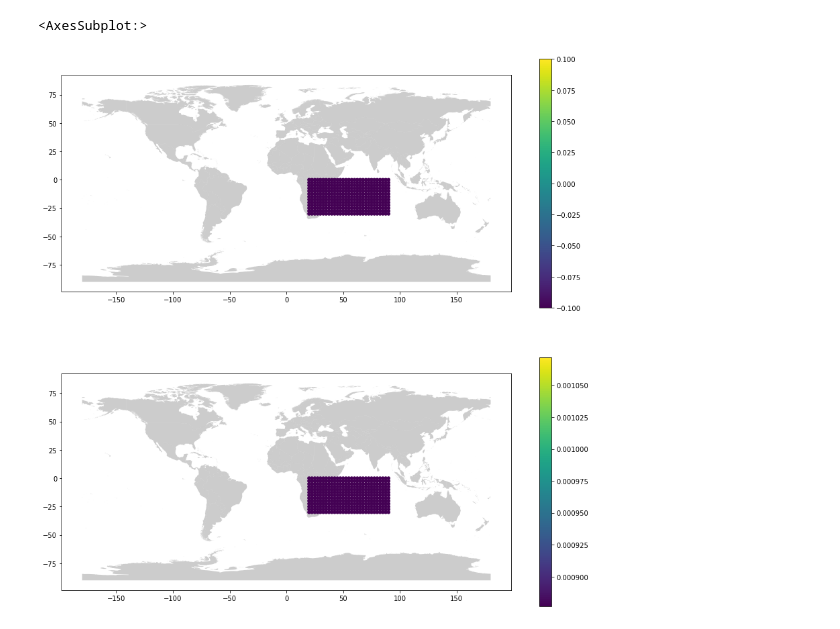
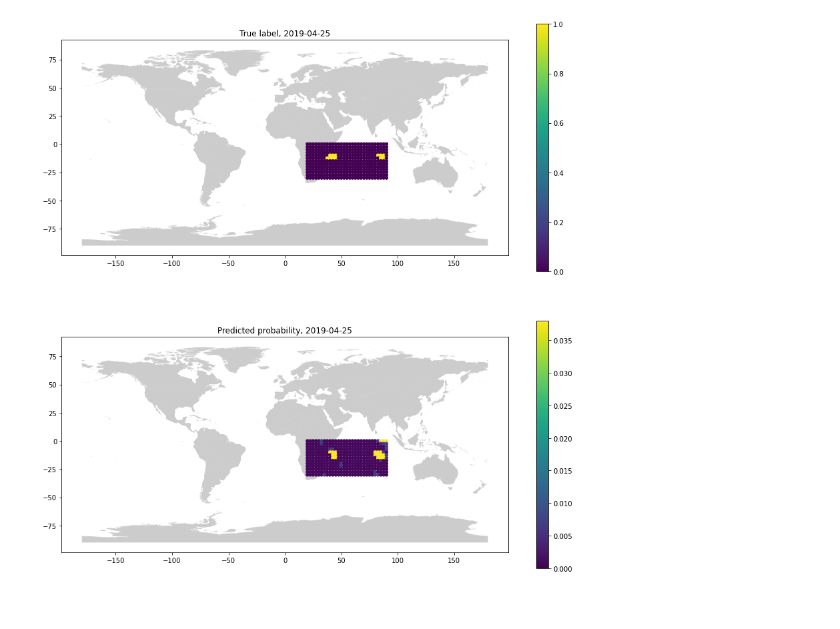
Before and after one commit to PaoloBonettiPolimi/TC, a Jupyter notebook: notebooks/3) Plot feedforward NN.ipynb, the cells around one changed output. Cells and saved outputs as stored; diff of their text form; code cells hidden in the pictures.

```diff
--- a/notebooks/3) Plot feedforward NN.ipynb
+++ b/notebooks/3) Plot feedforward NN.ipynb
@@ -46,13 +42,16 @@ data.loc[data.lsm!=0].groupby(['time']).count()
 # %%
 data = pd.read_csv('../data/pred_new.csv')
 data = data.reset_index()
-data = data.loc[:,['time','latitude','longitude','lsm', 'predict_value']]
+data = data.loc[:,['time','latitude','longitude','lsm', 'predict_prob']]
 print(data.groupby(['time']).count())
 
-data = data.loc[data.time=='2019-08-01'].dropna()
+dt = '2019-04-25'
+
+data = data.loc[data.time==dt].dropna()
 #data.to_csv('sst_trop_bidim1.csv',index=False)
 ### 2019-04-25 works well, 2019-07-15 should be 0 but predicts some higher, 2019-08-01 is correctly all 0
 
+print(max(data.predict_prob))
 crs = {'init' : 'EPSG:4326'}
 
 geometry_mi = [Point(xy) for xy in zip(data['longitude'], data['latitude'])]
@@ -63,8 +62,12 @@ features_gdf = gpd.GeoDataFrame(data,geometry=geometry_mi) # ,crs=crs
 fig,ax = plt.subplots(2,1,figsize=(15,15))
 
 shapeWorld.plot(ax=ax[0],alpha=0.4,color='grey')
-features_gdf.plot(ax=ax[0],markersize=20,marker='o',label='lsm',column='lsm',legend=True)
+features_gdf.plot(ax=ax[0],markersize=20,marker='o',label='lsm',column='lsm',legend=True, vmin=0, vmax=1)
+ax[0].set_title('True label, '+str(dt))
 
 shapeWorld.plot(ax=ax[1],alpha=0.4,color='grey')
-features_gdf.plot(ax=ax[1],markersize=20,marker='o',label='predict_value',column='predict_value',legend=True)
+features_gdf.plot(ax=ax[1],markersize=20,marker='o',label='predict_prob',column='predict_prob',legend=True, vmin=0, vmax=0.038)
+
+ax[1].set_title('Predicted probability, '+str(dt))
+plt.show()
 # %% [output]
@@ -86,2 +90 @@ time
-<AxesSubplot:>
-[figure, old version]
+[figure, new version]
```
Also changed, not shown: parts of 3 cells of this notebook, 7 other files.
